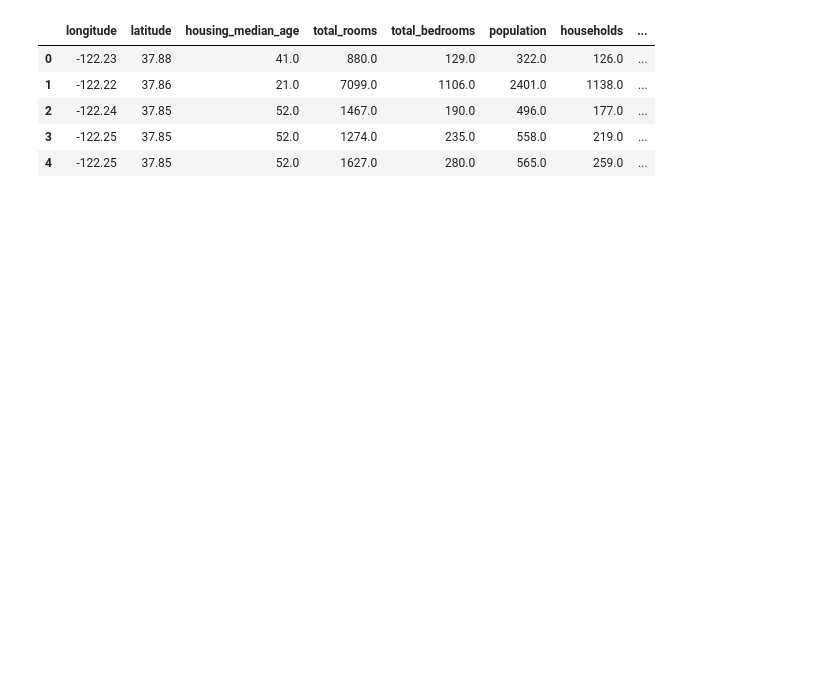
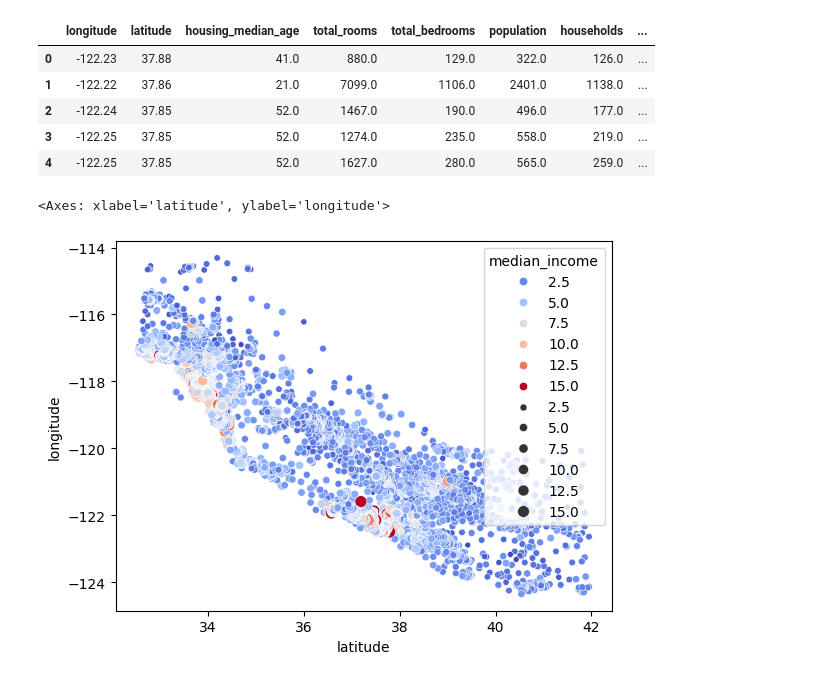
Before and after one commit to diegochavez/machine-learning-practice, a Jupyter notebook: clustering_kmeans.ipynb, the cells around one changed output. Saved outputs shown, nothing was run; the diff lists cells and outputs as text; code cells hidden in the pictures; blank space fills up the shorter version.

Commit message:
update KMeans clustering notebook with additional visualizations and insights

```diff
--- a/clustering_kmeans.ipynb
+++ b/clustering_kmeans.ipynb
@@ -11,3 +11,18 @@ data.head()
 | 2 | -122.24 | 37.85 | 52.0 | 1467.0 | 190.0 | 496.0 | 177.0 | ... |
 | 3 | -122.25 | 37.85 | 52.0 | 1274.0 | 235.0 | 558.0 | 219.0 | ... |
 | 4 | -122.25 | 37.85 | 52.0 | 1627.0 | 280.0 | 565.0 | 259.0 | ... |
+# %%
+import seaborn as sb
+import numpy as np
+
+sb.scatterplot(
+    x="latitude",
+    y="longitude",
+    data=data,
+    hue="median_income",
+    palette="coolwarm",
+    size=np.array(data["median_income"])
+    )
+# %% [output]
+<Axes: xlabel='latitude', ylabel='longitude'>
+[figure, added]
```
Also changed, not shown: parts of 8 cells of this notebook.
